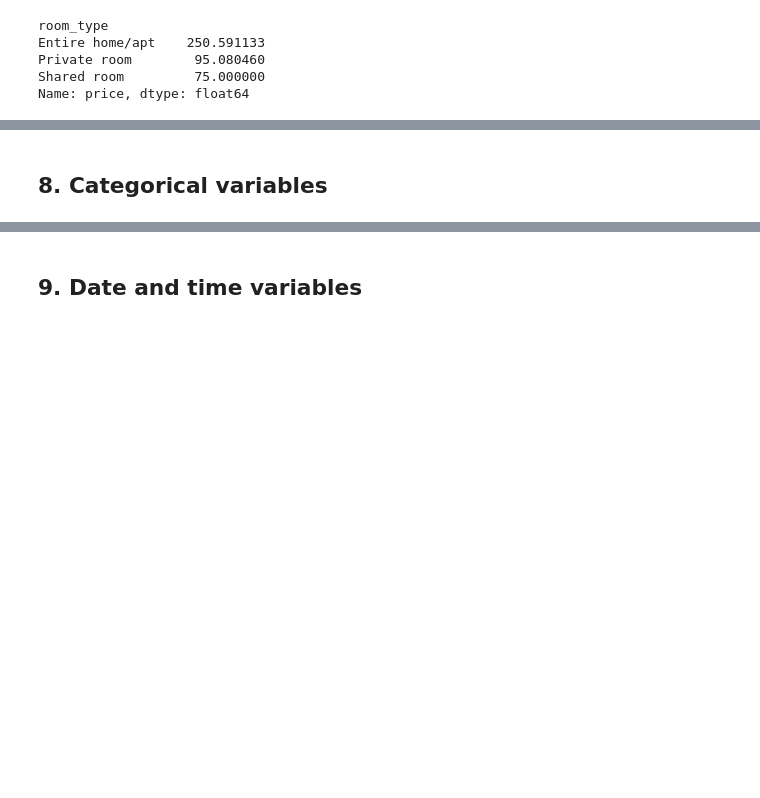
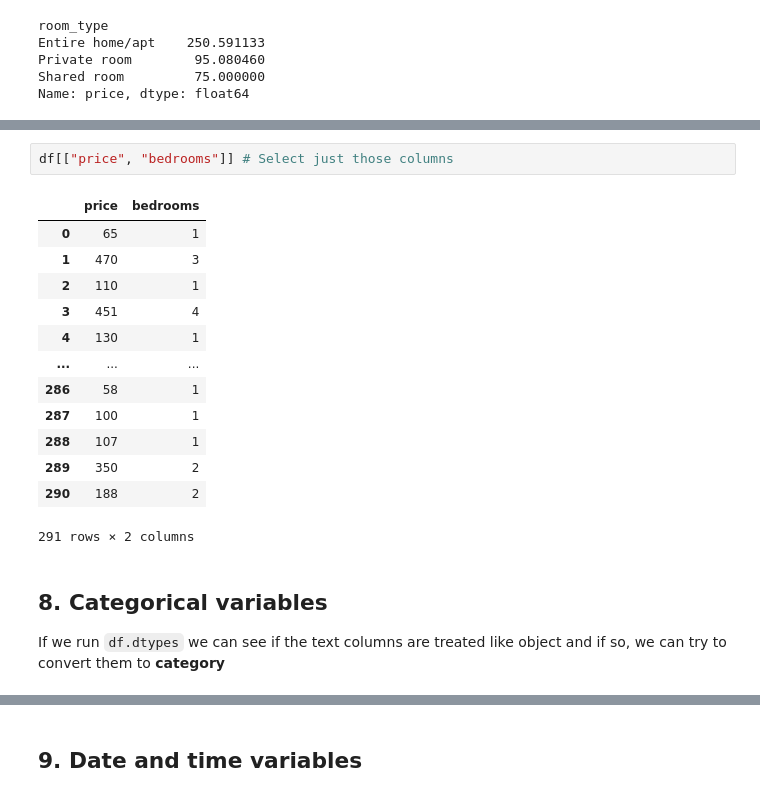
Before and after one commit to alessiotucci/Jupyter-and-Data-analysis, a Jupyter notebook: Cheat-sheet-Quiz2.ipynb, the cells around one changed output, grey strips where cells are left out. Cells and saved outputs as stored; diff of their text form; blank space fills up the shorter version.

```diff
--- a/Cheat-sheet-Quiz2.ipynb
+++ b/Cheat-sheet-Quiz2.ipynb
@@ -370,2 +389,19 @@ Name: price, dtype: float64
+# %%
+df[["price", "bedrooms"]] # Select just those columns
+# %% [output]
+|  | price | bedrooms |
+| 0 | 65 | 1 |
+| 1 | 470 | 3 |
+| 2 | 110 | 1 |
+| 3 | 451 | 4 |
+| 4 | 130 | 1 |
+| ... | ... | ... |
+| 286 | 58 | 1 |
+| 287 | 100 | 1 |
+| 288 | 107 | 1 |
+| 289 | 350 | 2 |
+| 290 | 188 | 2 |
+291 rows × 2 columns
 # %% [markdown]
 ## 8. Categorical variables
+If we run `df.dtypes` we can see if the text columns are treated like object and if so, we can try to convert them to **category**
```
Also changed, not shown: parts of 9 cells of this notebook.
